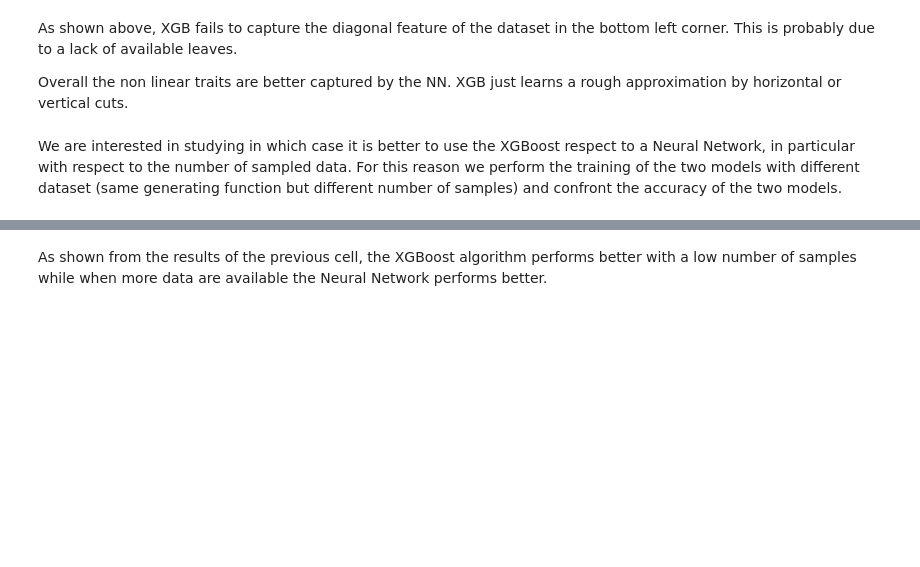
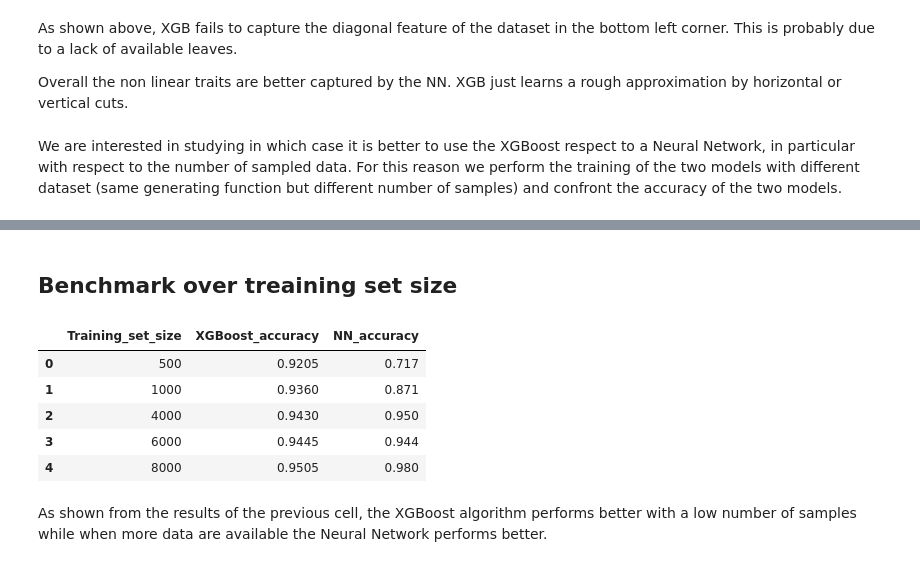
Before and after one commit to threeblueonebrowneyes/lcpb-homework, a Jupyter notebook: HW_04/group2305_exercise04.ipynb, the cells around one changed output, grey strips where cells are left out. Saved outputs shown, nothing was run; the diff lists cells and outputs as text; code cells hidden in the pictures; blank space fills up the shorter version.

```diff
--- a/HW_04/group2305_exercise04.ipynb
+++ b/HW_04/group2305_exercise04.ipynb
@@ -368,3 +301,55 @@ Acc NN:         0.98
+# %%
+N =[500, 1000, 4000, 6000, 8000]
+df = pd.DataFrame(columns=['Training_set_size', 'XGBoost_accuracy', 'NN_accuracy'])
+tss=[]
+Xac=[]
+Nac=[]
+
+#Performing the training for different values of number of samples
+for n in N:
+    #Generating the data
+    x_train_o, y_train_o, x_test_o, y_test_o = gen_data(CASE=2, N=10000, perc_train=perc_train, S=S)
+    x_train=x_train_o[:n,:]
+    y_train=y_train_o[:n]
+    x_test=x_test_o
+    y_test=y_test_o
+
+    #XGBoost
+    xg_x_plot, xg_y_plot, error_xgb =classify(XGBClassifier(seed=1,
+                                                            objective='binary:logistic',
+                                                            learning_rate=0.4,
+                                                            reg_lambda=0.001,
+                                                            n_estimators=3,
+                                                            n_jobs=-1), show=False)
+
+    #NN
+    nepochs=70
+    model = compile_model(optimizer='RMSprop',
+                          act_func='tanh',
+                          neurons=25)
+    history = model.fit(Rescale(x_train), y_train,
+                        epochs = nepochs,
+                        batch_size = 100,
+                        validation_data=(Rescale(x_test),y_test),
+                        verbose=0)
+
+    tss.append(x_train.shape[0])
+    Xac.append((100-error_xgb)/100)
+    Nac.append(history.history['val_accuracy'][-1])
+# %% [markdown]
+## Benchmark over treaining set size
+# %%
+df['Training_set_size']=tss
+df['XGBoost_accuracy']=Xac
+df['NN_accuracy']=Nac
+df
+# %% [output]
+|  | Training_set_size | XGBoost_accuracy | NN_accuracy |
+| 0 | 500 | 0.9205 | 0.717 |
+| 1 | 1000 | 0.9360 | 0.871 |
+| 2 | 4000 | 0.9430 | 0.950 |
+| 3 | 6000 | 0.9445 | 0.944 |
+| 4 | 8000 | 0.9505 | 0.980 |
 # %% [markdown]
 As shown from the results of the previous cell, the XGBoost algorithm performs better with a low number of samples while when more data are available the Neural Network performs better.
 # %% [markdown]
```
Also changed, not shown: parts of 19 cells of this notebook.
